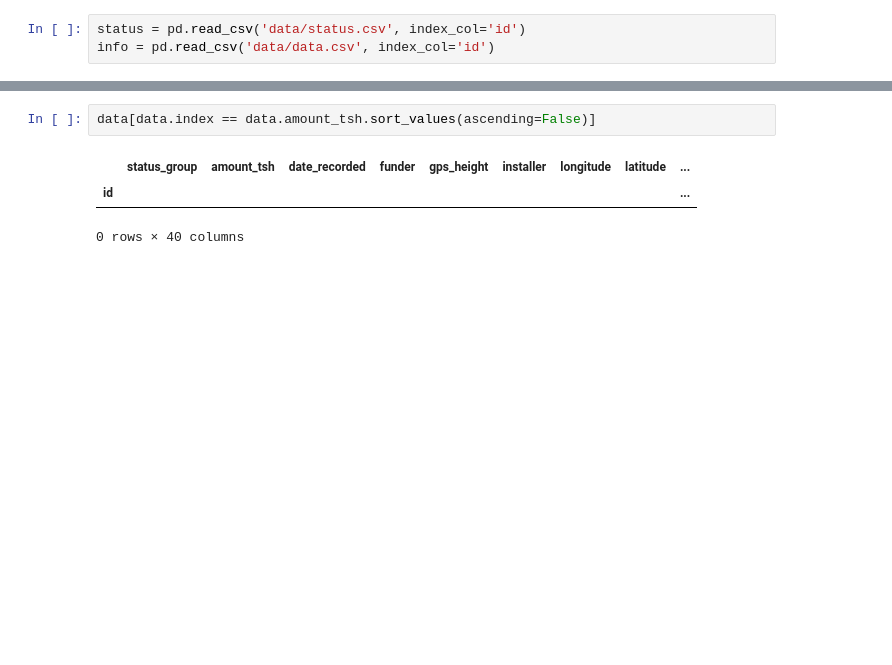
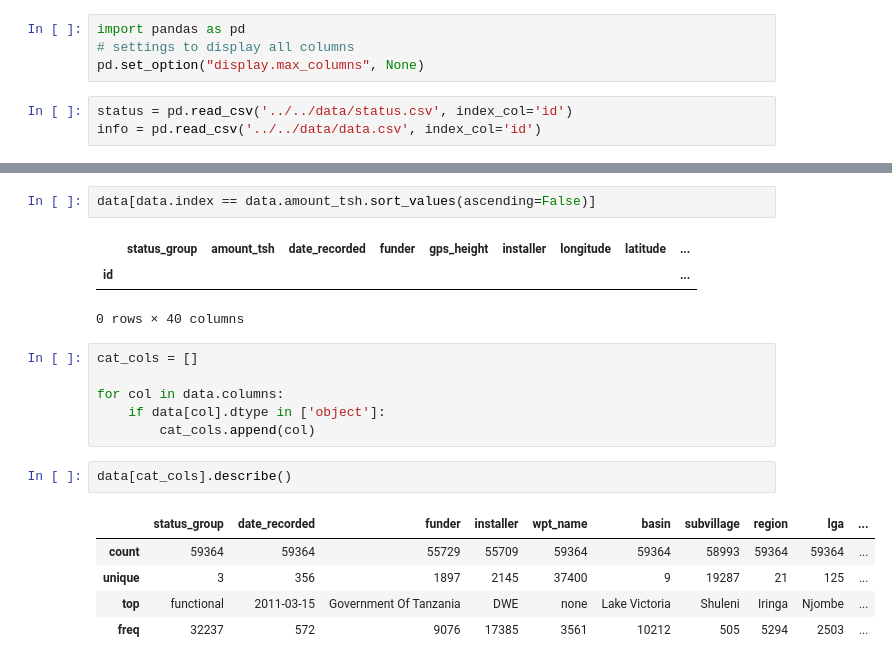
Before and after one commit to NicholasIndorf/TanzanianWaterWells, a Jupyter notebook: notebooks/Nick/Nick.ipynb, the cells around one changed output, grey strips where cells are left out. Cells and saved outputs as stored; diff of their text form; blank space fills up the shorter version.

```diff
--- a/notebooks/Nick/Nick.ipynb
+++ b/notebooks/Nick/Nick.ipynb
@@ -3,6 +1,10 @@ import pandas as pd
+# %%
+import pandas as pd
+# settings to display all columns
+pd.set_option("display.max_columns", None)
 # %%
-status = pd.read_csv('data/status.csv', index_col='id')
-info = pd.read_csv('data/data.csv', index_col='id')
+status = pd.read_csv('../../data/status.csv', index_col='id')
+info = pd.read_csv('../../data/data.csv', index_col='id')
 # %%
 status.value_counts()
 # %% [output]
@@ -175,3 +212,17 @@ data[data.index == data.amount_tsh.sort_values(ascending=False)]
 |  | status_group | amount_tsh | date_recorded | funder | gps_height | installer | longitude | latitude | ... |
 | id |  |  |  |  |  |  |  |  | ... |
 0 rows × 40 columns
+# %%
+cat_cols = []
+
+for col in data.columns:
+    if data[col].dtype in ['object']:
+        cat_cols.append(col)
+# %%
+data[cat_cols].describe()
+# %% [output]
+|  | status_group | date_recorded | funder | installer | wpt_name | basin | subvillage | region | lga | ... |
+| count | 59364 | 59364 | 55729 | 55709 | 59364 | 59364 | 58993 | 59364 | 59364 | ... |
+| unique | 3 | 356 | 1897 | 2145 | 37400 | 9 | 19287 | 21 | 125 | ... |
+| top | functional | 2011-03-15 | Government Of Tanzania | DWE | none | Lake Victoria | Shuleni | Iringa | Njombe | ... |
+| freq | 32237 | 572 | 9076 | 17385 | 3561 | 10212 | 505 | 5294 | 2503 | ... |
```
Also changed, not shown: parts of 13 cells of this notebook.
